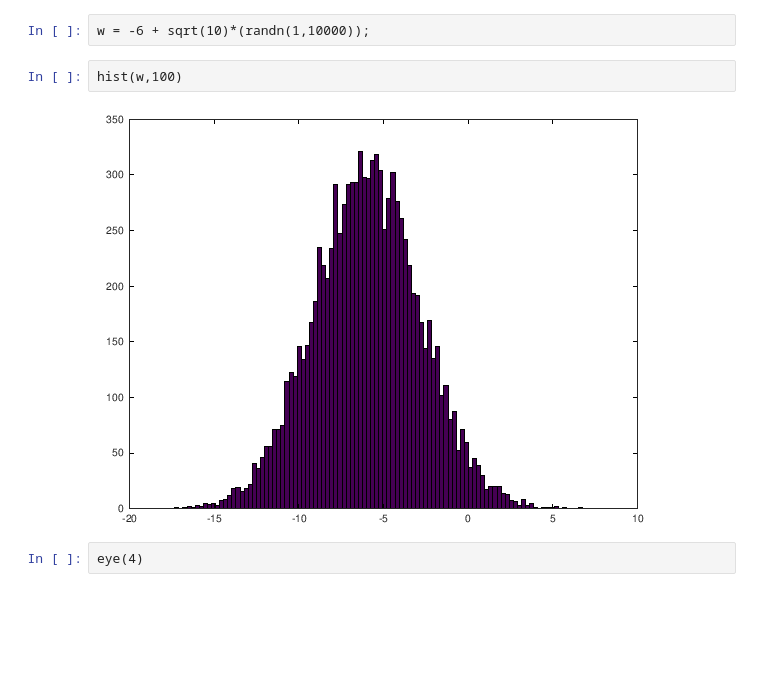
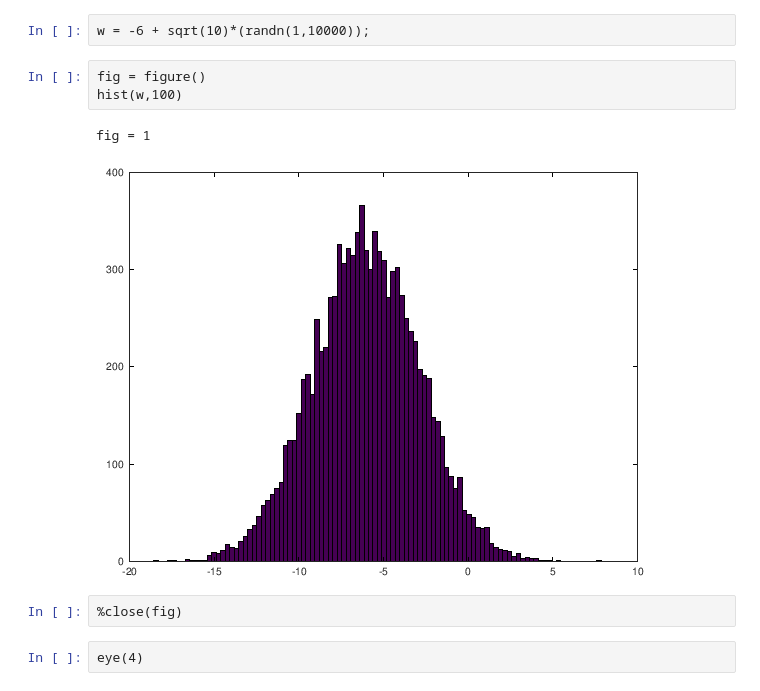
Before and after one commit to mxagar/machine_learning_coursera, a Jupyter notebook: 01_LinearRegression/01_1_Octave_Tutorial.ipynb, the cells around one changed output. Drawn from its saved outputs; the diff is of its cells as text; blank space fills up the shorter version.

```diff
--- a/01_LinearRegression/01_1_Octave_Tutorial.ipynb
+++ b/01_LinearRegression/01_1_Octave_Tutorial.ipynb
@@ -180,9 +218,13 @@ ans =
 # %%
 w = -6 + sqrt(10)*(randn(1,10000));
 # %%
+fig = figure()
 hist(w,100)
 # %% [output]
+fig = 1
-[figure, old version]
+[figure, new version]
+# %%
+%close(fig)
 # %%
 eye(4)
 # %% [output]
```
Also changed, not shown: parts of 53 cells of this notebook.
